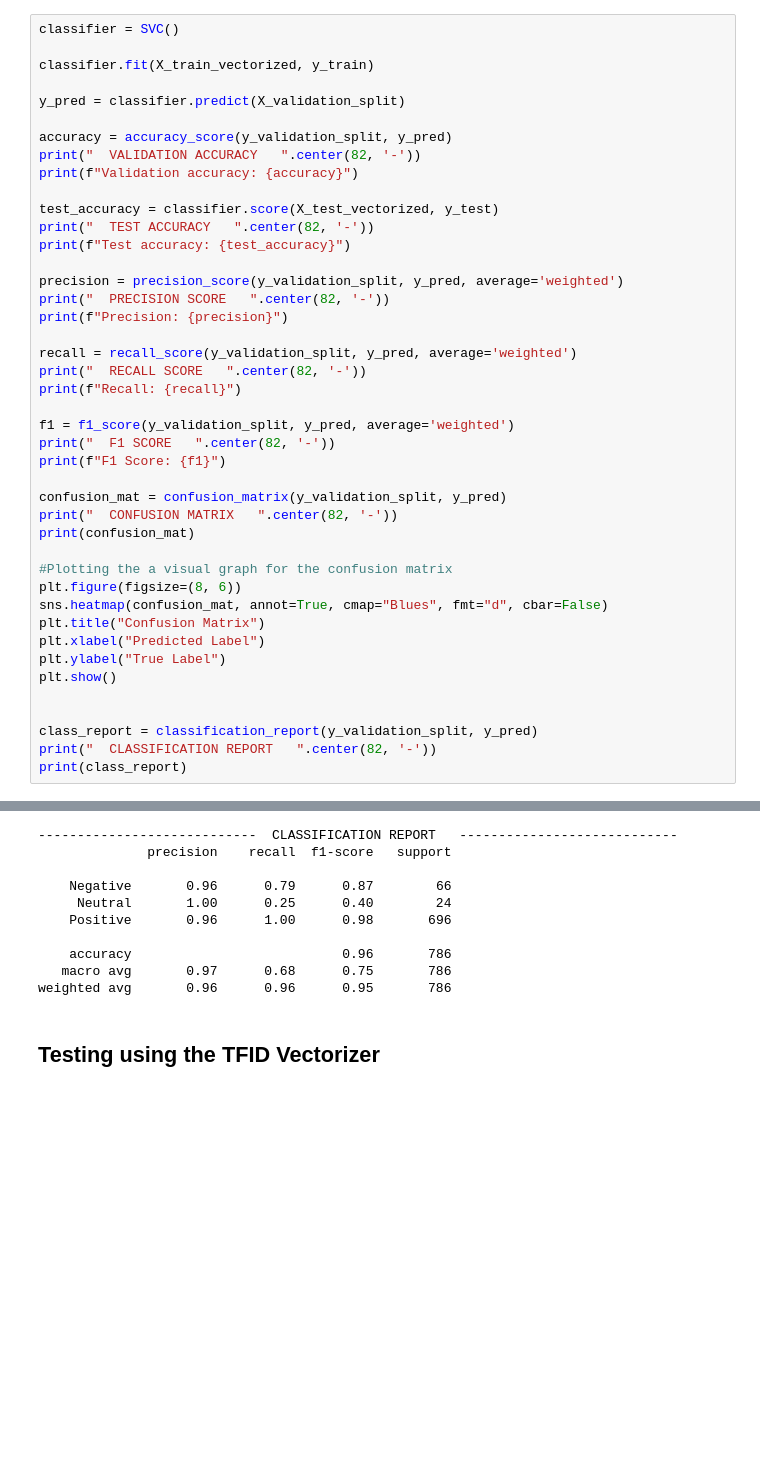
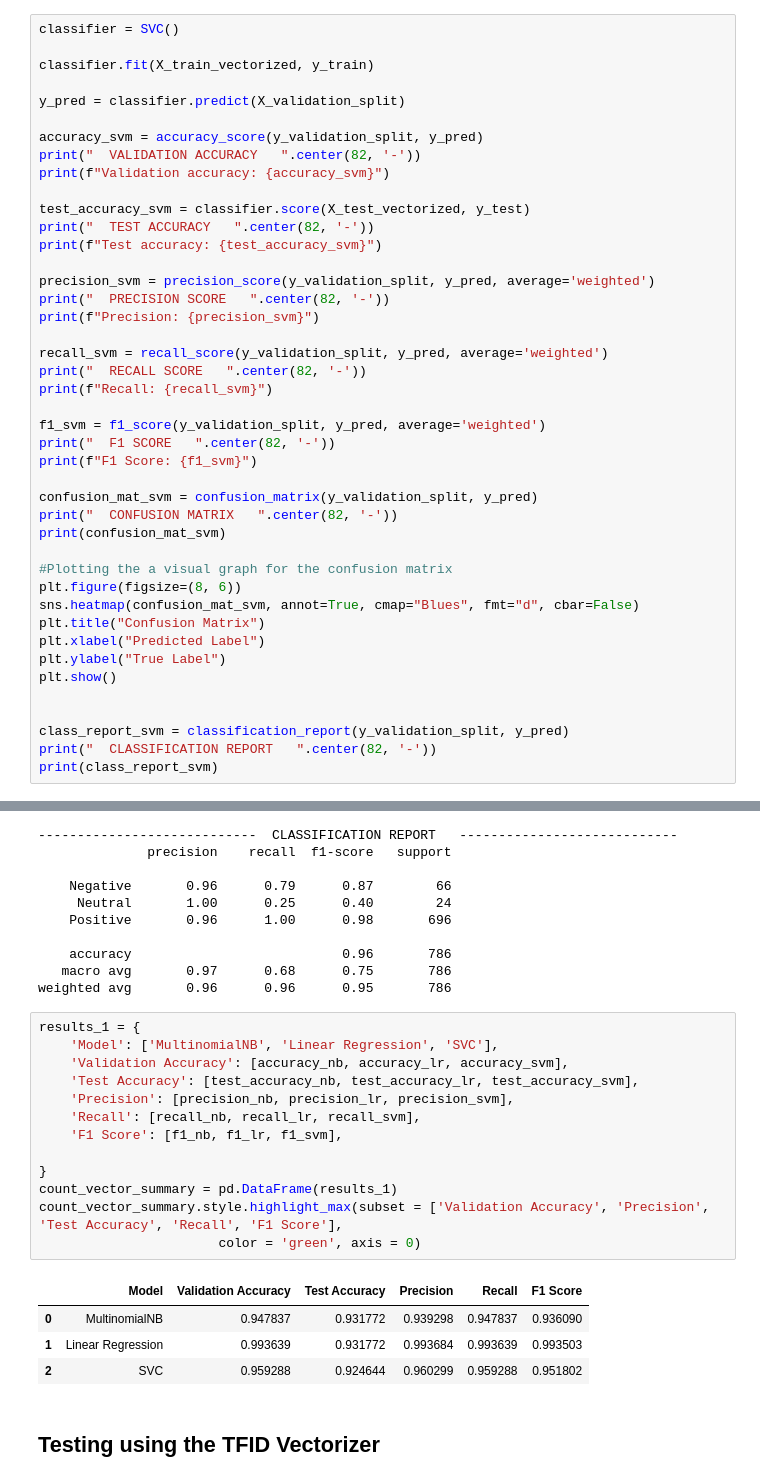
Before and after one commit to AutomationKay/Data-Science-, a Jupyter notebook: Amazon Review Sentiment Analysis/notebooks/Reviews.ipynb, the cells around one changed output, grey strips where cells are left out. Drawn from its saved outputs; the diff is of its cells as text; blank space fills up the shorter version.

```diff
--- a/Amazon Review Sentiment Analysis/notebooks/Reviews.ipynb
+++ b/Amazon Review Sentiment Analysis/notebooks/Reviews.ipynb
@@ -468,42 +468,42 @@ classifier.fit(X_train_vectorized, y_train)
 
 y_pred = classifier.predict(X_validation_split)
 
-accuracy = accuracy_score(y_validation_split, y_pred)
+accuracy_svm = accuracy_score(y_validation_split, y_pred)
 print("  VALIDATION ACCURACY   ".center(82, '-'))
-print(f"Validation accuracy: {accuracy}")
+print(f"Validation accuracy: {accuracy_svm}")
 
-test_accuracy = classifier.score(X_test_vectorized, y_test)
+test_accuracy_svm = classifier.score(X_test_vectorized, y_test)
 print("  TEST ACCURACY   ".center(82, '-'))
-print(f"Test accuracy: {test_accuracy}")
+print(f"Test accuracy: {test_accuracy_svm}")
 
-precision = precision_score(y_validation_split, y_pred, average='weighted')
+precision_svm = precision_score(y_validation_split, y_pred, average='weighted')
 print("  PRECISION SCORE   ".center(82, '-'))
-print(f"Precision: {precision}")
+print(f"Precision: {precision_svm}")
 
-recall = recall_score(y_validation_split, y_pred, average='weighted')
+recall_svm = recall_score(y_validation_split, y_pred, average='weighted')
 print("  RECALL SCORE   ".center(82, '-'))
-print(f"Recall: {recall}")
+print(f"Recall: {recall_svm}")
 
-f1 = f1_score(y_validation_split, y_pred, average='weighted')
+f1_svm = f1_score(y_validation_split, y_pred, average='weighted')
 print("  F1 SCORE   ".center(82, '-'))
-print(f"F1 Score: {f1}")
+print(f"F1 Score: {f1_svm}")
 
-confusion_mat = confusion_matrix(y_validation_split, y_pred)
+confusion_mat_svm = confusion_matrix(y_validation_split, y_pred)
 print("  CONFUSION MATRIX   ".center(82, '-'))
-print(confusion_mat)
+print(confusion_mat_svm)
 
 #Plotting the a visual graph for the confusion matrix
 plt.figure(figsize=(8, 6))
-sns.heatmap(confusion_mat, annot=True, cmap="Blues", fmt="d", cbar=False)
+sns.heatmap(confusion_mat_svm, annot=True, cmap="Blues", fmt="d", cbar=False)
 plt.title("Confusion Matrix")
 plt.xlabel("Predicted Label")
 plt.ylabel("True Label")
 plt.show()
 
 
-class_report = classification_report(y_validation_split, y_pred)
+class_report_svm = classification_report(y_validation_split, y_pred)
 print("  CLASSIFICATION REPORT   ".center(82, '-'))
-print(class_report)
+print(class_report_svm)
 # %% [output]
 -----------------------------  VALIDATION ACCURACY   -----------------------------
 Validation accuracy: 0.9592875318066157
@@ -530,6 +530,24 @@ F1 Score: 0.9518021064837182
     accuracy                           0.96       786
    macro avg       0.97      0.68      0.75       786
 weighted avg       0.96      0.96      0.95       786
+# %%
+results_1 = {
+    'Model': ['MultinomialNB', 'Linear Regression', 'SVC'],
+    'Validation Accuracy': [accuracy_nb, accuracy_lr, accuracy_svm],
+    'Test Accuracy': [test_accuracy_nb, test_accuracy_lr, test_accuracy_svm],
+    'Precision': [precision_nb, precision_lr, precision_svm],
+    'Recall': [recall_nb, recall_lr, recall_svm],
+    'F1 Score': [f1_nb, f1_lr, f1_svm],
+
+}
+count_vector_summary = pd.DataFrame(results_1)
+count_vector_summary.style.highlight_max(subset = ['Validation Accuracy', 'Precision', 'Test Accuracy', 'Recall', 'F1 Score'],
+                       color = 'green', axis = 0)
+# %% [output]
+|  | Model | Validation Accuracy | Test Accuracy | Precision | Recall | F1 Score |
+| 0 | MultinomialNB | 0.947837 | 0.931772 | 0.939298 | 0.947837 | 0.936090 |
+| 1 | Linear Regression | 0.993639 | 0.931772 | 0.993684 | 0.993639 | 0.993503 |
+| 2 | SVC | 0.959288 | 0.924644 | 0.960299 | 0.959288 | 0.951802 |
 # %% [markdown]
 ## Testing using the TFID Vectorizer
 # %%
```
Also changed, not shown: parts of 11 cells of this notebook, 3 other files.
